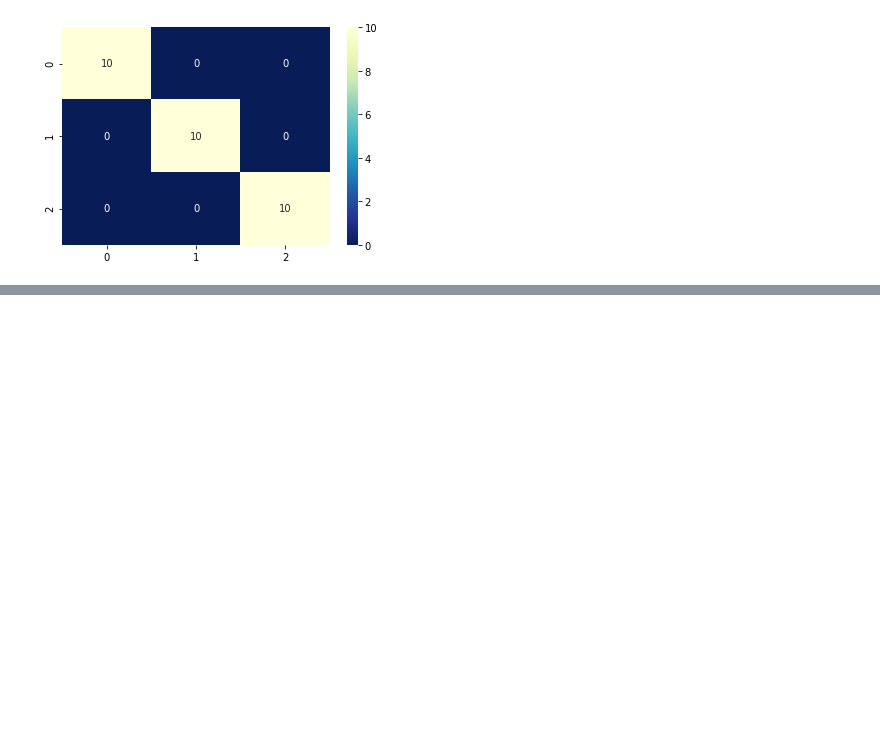
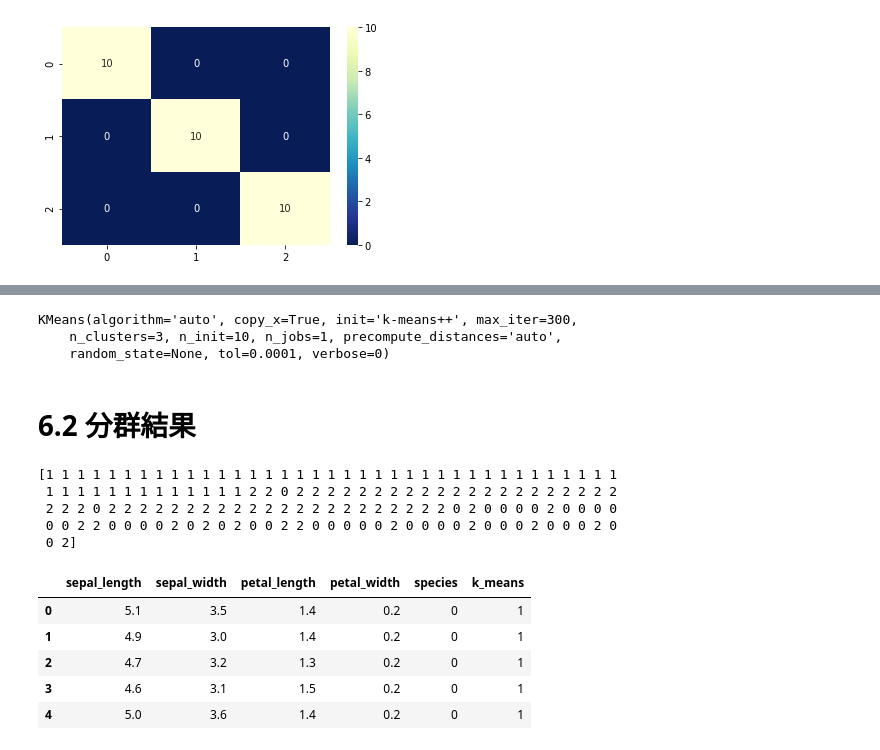
Before and after one commit to brook0922/iris_dataset_analysis, a Jupyter notebook: iris_DA_ML.ipynb, the cells around one changed output, grey strips where cells are left out. Cells and saved outputs as stored; diff of their text form; code cells hidden in the pictures; blank space fills up the shorter version.

```diff
--- a/iris_DA_ML.ipynb
+++ b/iris_DA_ML.ipynb
@@ -410,0 +434,28 @@ sns.heatmap(confmats[2], cmap="YlGnBu_r", annot=True, fmt="d")
+# %%
+from sklearn import cluster
+k_means = cluster.KMeans(n_clusters=3)
+k_means.fit(df.iloc[:,0:4])
+# %% [output]
+KMeans(algorithm='auto', copy_x=True, init='k-means++', max_iter=300,
+    n_clusters=3, n_init=10, n_jobs=1, precompute_distances='auto',
+    random_state=None, tol=0.0001, verbose=0)
+# %% [markdown]
+# 6.2 分群結果
+# %%
+print(k_means.labels_)
+# %% [output]
+[1 1 1 1 1 1 1 1 1 1 1 1 1 1 1 1 1 1 1 1 1 1 1 1 1 1 1 1 1 1 1 1 1 1 1 1 1
+ 1 1 1 1 1 1 1 1 1 1 1 1 1 2 2 0 2 2 2 2 2 2 2 2 2 2 2 2 2 2 2 2 2 2 2 2 2
+ 2 2 2 0 2 2 2 2 2 2 2 2 2 2 2 2 2 2 2 2 2 2 2 2 2 2 0 2 0 0 0 0 2 0 0 0 0
+ 0 0 2 2 0 0 0 0 2 0 2 0 2 0 0 2 2 0 0 0 0 0 2 0 0 0 0 2 0 0 0 2 0 0 0 2 0
+ 0 2]
+# %%
+df['k_means'] = k_means.labels_.tolist()
+df.head()
+# %% [output]
+|  | sepal_length | sepal_width | petal_length | petal_width | species | k_means |
+| 0 | 5.1 | 3.5 | 1.4 | 0.2 | 0 | 1 |
+| 1 | 4.9 | 3.0 | 1.4 | 0.2 | 0 | 1 |
+| 2 | 4.7 | 3.2 | 1.3 | 0.2 | 0 | 1 |
+| 3 | 4.6 | 3.1 | 1.5 | 0.2 | 0 | 1 |
+| 4 | 5.0 | 3.6 | 1.4 | 0.2 | 0 | 1 |
```
Also changed, not shown: parts of 17 cells of this notebook.
